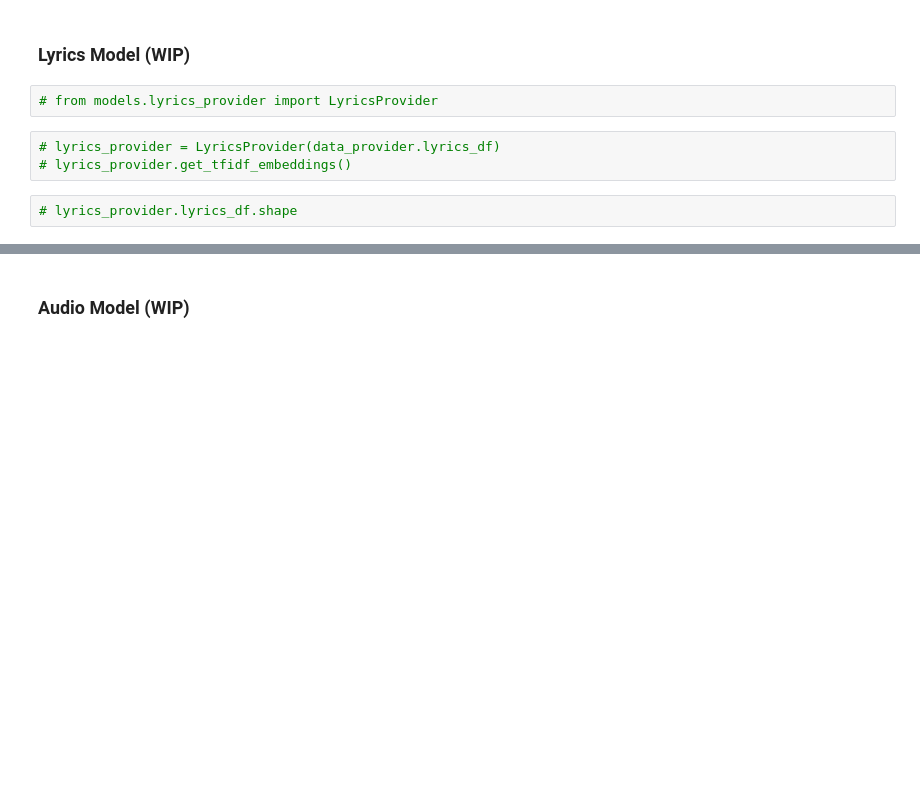
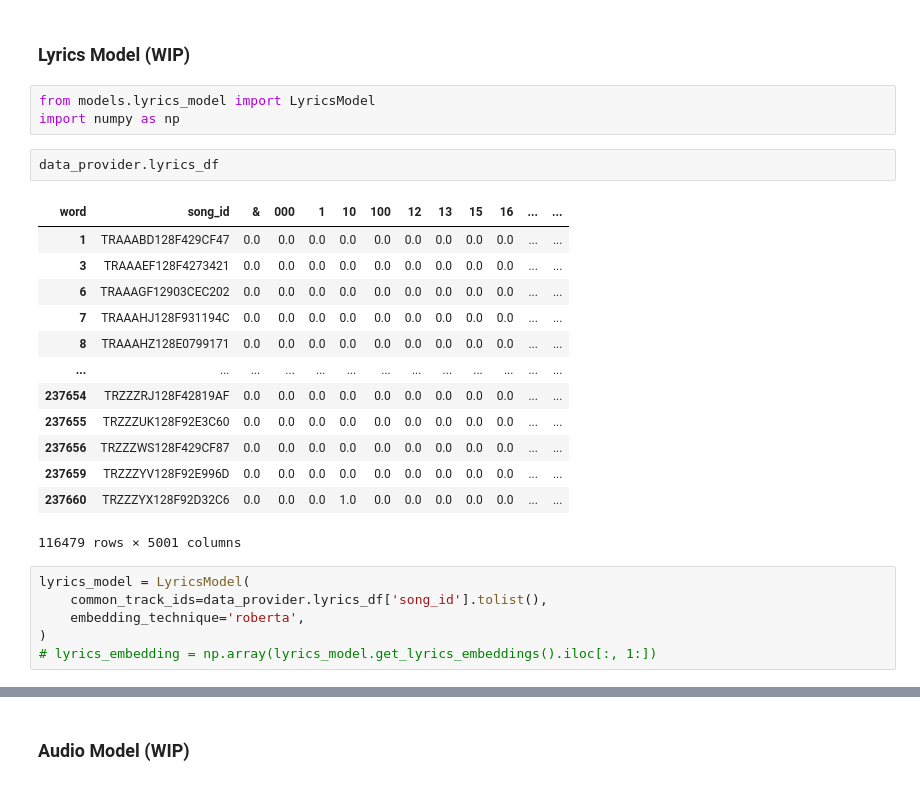
Before and after one commit to dsoman24/multimodal-music-recommender, a Jupyter notebook: full_pipeline.ipynb, the cells around one changed output, grey strips where cells are left out. Drawn from its saved outputs; the diff is of its cells as text; blank space fills up the shorter version.

```diff
--- a/full_pipeline.ipynb
+++ b/full_pipeline.ipynb
@@ -134,10 +162,28 @@ Reading label embedding dictionary from data/embeddings/release_embeddings/embed
 Reading label embedding dictionary from data/embeddings/artist_name_embeddings/embedding_w2v.pkl.
 # %% [markdown]
 ### Lyrics Model (WIP)
-# %%
-# from models.lyrics_provider import LyricsProvider
-# %%
-# lyrics_provider = LyricsProvider(data_provider.lyrics_df)
-# lyrics_provider.get_tfidf_embeddings()
-# %%
-# lyrics_provider.lyrics_df.shape
+# %%
+from models.lyrics_model import LyricsModel
+import numpy as np
+# %%
+data_provider.lyrics_df
+# %% [output]
+| word | song_id | & | 000 | 1 | 10 | 100 | 12 | 13 | 15 | 16 | ... | ... |
+| 1 | TRAAABD128F429CF47 | 0.0 | 0.0 | 0.0 | 0.0 | 0.0 | 0.0 | 0.0 | 0.0 | 0.0 | ... | ... |
+| 3 | TRAAAEF128F4273421 | 0.0 | 0.0 | 0.0 | 0.0 | 0.0 | 0.0 | 0.0 | 0.0 | 0.0 | ... | ... |
+| 6 | TRAAAGF12903CEC202 | 0.0 | 0.0 | 0.0 | 0.0 | 0.0 | 0.0 | 0.0 | 0.0 | 0.0 | ... | ... |
+| 7 | TRAAAHJ128F931194C | 0.0 | 0.0 | 0.0 | 0.0 | 0.0 | 0.0 | 0.0 | 0.0 | 0.0 | ... | ... |
+| 8 | TRAAAHZ128E0799171 | 0.0 | 0.0 | 0.0 | 0.0 | 0.0 | 0.0 | 0.0 | 0.0 | 0.0 | ... | ... |
+| ... | ... | ... | ... | ... | ... | ... | ... | ... | ... | ... | ... | ... |
+| 237654 | TRZZZRJ128F42819AF | 0.0 | 0.0 | 0.0 | 0.0 | 0.0 | 0.0 | 0.0 | 0.0 | 0.0 | ... | ... |
+| 237655 | TRZZZUK128F92E3C60 | 0.0 | 0.0 | 0.0 | 0.0 | 0.0 | 0.0 | 0.0 | 0.0 | 0.0 | ... | ... |
+| 237656 | TRZZZWS128F429CF87 | 0.0 | 0.0 | 0.0 | 0.0 | 0.0 | 0.0 | 0.0 | 0.0 | 0.0 | ... | ... |
+| 237659 | TRZZZYV128F92E996D | 0.0 | 0.0 | 0.0 | 0.0 | 0.0 | 0.0 | 0.0 | 0.0 | 0.0 | ... | ... |
+| 237660 | TRZZZYX128F92D32C6 | 0.0 | 0.0 | 0.0 | 1.0 | 0.0 | 0.0 | 0.0 | 0.0 | 0.0 | ... | ... |
+116479 rows × 5001 columns
+# %%
+lyrics_model = LyricsModel(
+    common_track_ids=data_provider.lyrics_df['song_id'].tolist(),
+    embedding_technique='roberta',
+)
+# lyrics_embedding = np.array(lyrics_model.get_lyrics_embeddings().iloc[:, 1:])
```
Also changed, not shown: parts of 11 cells of this notebook, 43 other files.
